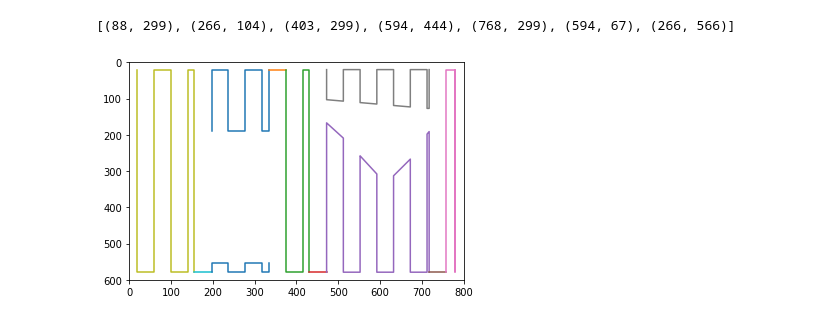
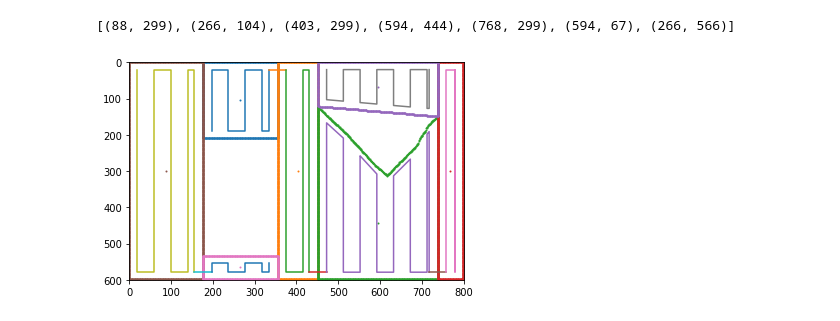
Before and after one commit to k-ravuri/swept, a Jupyter notebook: planning/planning.ipynb, the cells around one changed output. Cells and saved outputs as stored; diff of their text form; code cells hidden in the pictures.

```diff
--- a/planning/planning.ipynb
+++ b/planning/planning.ipynb
@@ -486,31 +486,36 @@ print(inter_component_plan(graph, list(graph.vertices())[0]))
 # %%
 path = inter_component_plan(graph, list(graph.vertices())[1])
 
 plt.figure()
 plt.ylim((H, 0))
 plt.xlim((0, W))
 
 go_down = True
 
 prev_plan = None
 prev_component = None
 
+complete_path = []
+
 for c in path:
+    c.plot(plt)
     width = 40
     rv, end_going_down = plan_component(c, width, not go_down, False)
     go_down = end_going_down
+
+    complete_path += rv
 
     if prev_plan and graph.connected(prev_component, c):
         last_x, last_y = prev_plan[-1]
         curr_x, curr_y = rv[0]
         if last_y == curr_y and abs(last_x - curr_x) < 2 * width:
             plt.plot([last_x, curr_x], [last_y, curr_y])
 
     xs = [e[0] for e in rv]
     ys = [e[1] for e in rv]
-    plt.plot(xs, ys, color="orange")
+    plt.plot(xs, ys)
 
     prev_plan = rv
     prev_component = c
 # %% [output]
-[figure, old version]
+[figure, new version]
```
Also changed, not shown: parts of 1 cell of this notebook.
